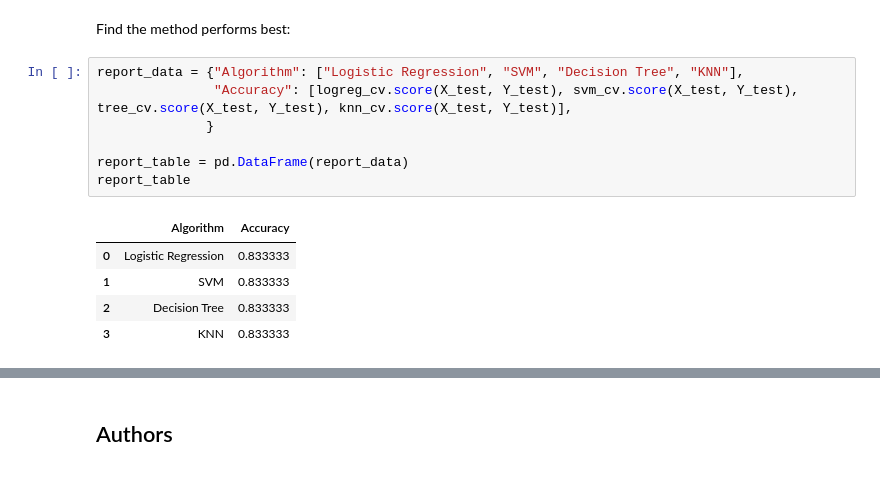
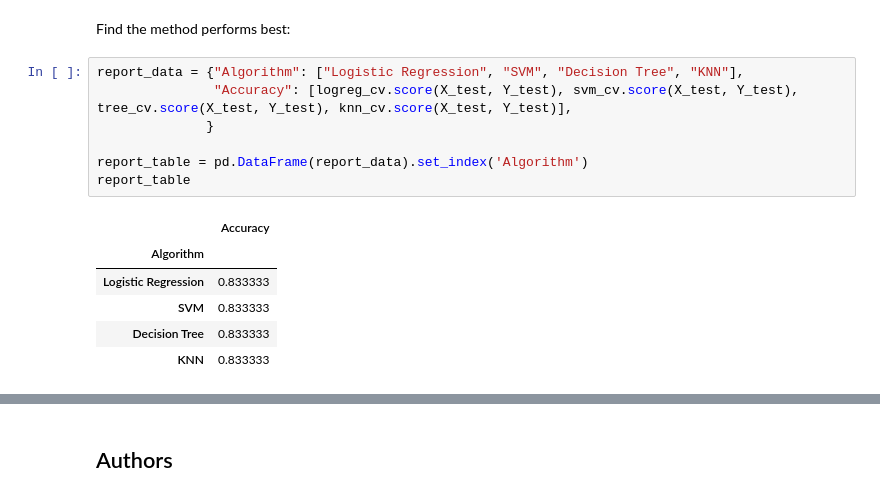
Before and after one commit to ictl/IBM-DS0720EN-Project, a Jupyter notebook: Machine Learning Prediction Lab.ipynb, the cells around one changed output, grey strips where cells are left out. Drawn from its saved outputs; the diff is of its cells as text.

```diff
--- a/Machine Learning Prediction Lab.ipynb
+++ b/Machine Learning Prediction Lab.ipynb
@@ -346,13 +346,14 @@ Find the method performs best:
 # %%
 report_data = {"Algorithm": ["Logistic Regression", "SVM", "Decision Tree", "KNN"],
                "Accuracy": [logreg_cv.score(X_test, Y_test), svm_cv.score(X_test, Y_test), tree_cv.score(X_test, Y_test), knn_cv.score(X_test, Y_test)],
               }
 
-report_table = pd.DataFrame(report_data)
+report_table = pd.DataFrame(report_data).set_index('Algorithm')
 report_table
 # %% [output]
-|  | Algorithm | Accuracy |
-| 0 | Logistic Regression | 0.833333 |
-| 1 | SVM | 0.833333 |
-| 2 | Decision Tree | 0.833333 |
-| 3 | KNN | 0.833333 |
+|  | Accuracy |
+| Algorithm |  |
+| Logistic Regression | 0.833333 |
+| SVM | 0.833333 |
+| Decision Tree | 0.833333 |
+| KNN | 0.833333 |
```
Also changed, not shown: parts of 2 cells of this notebook.
